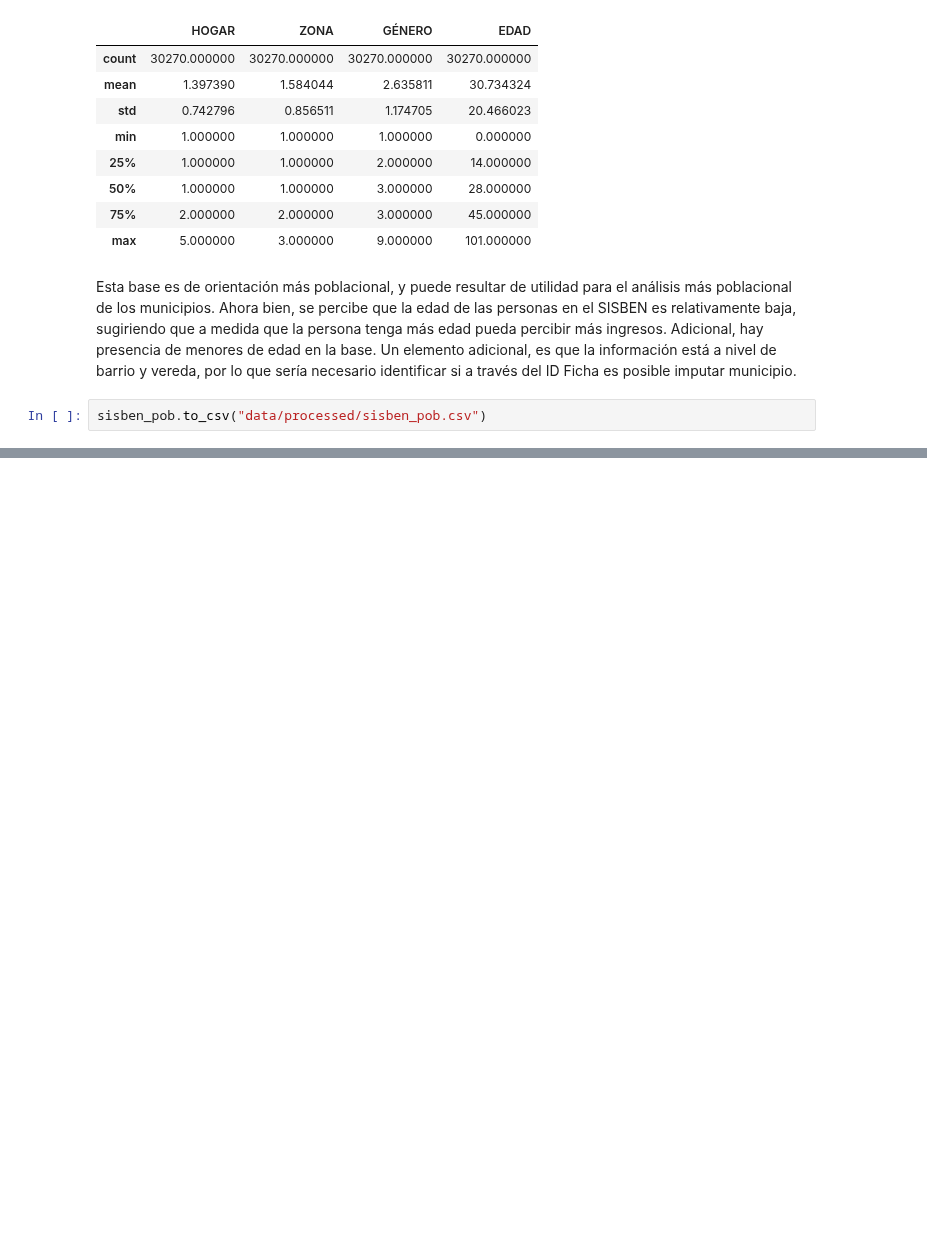
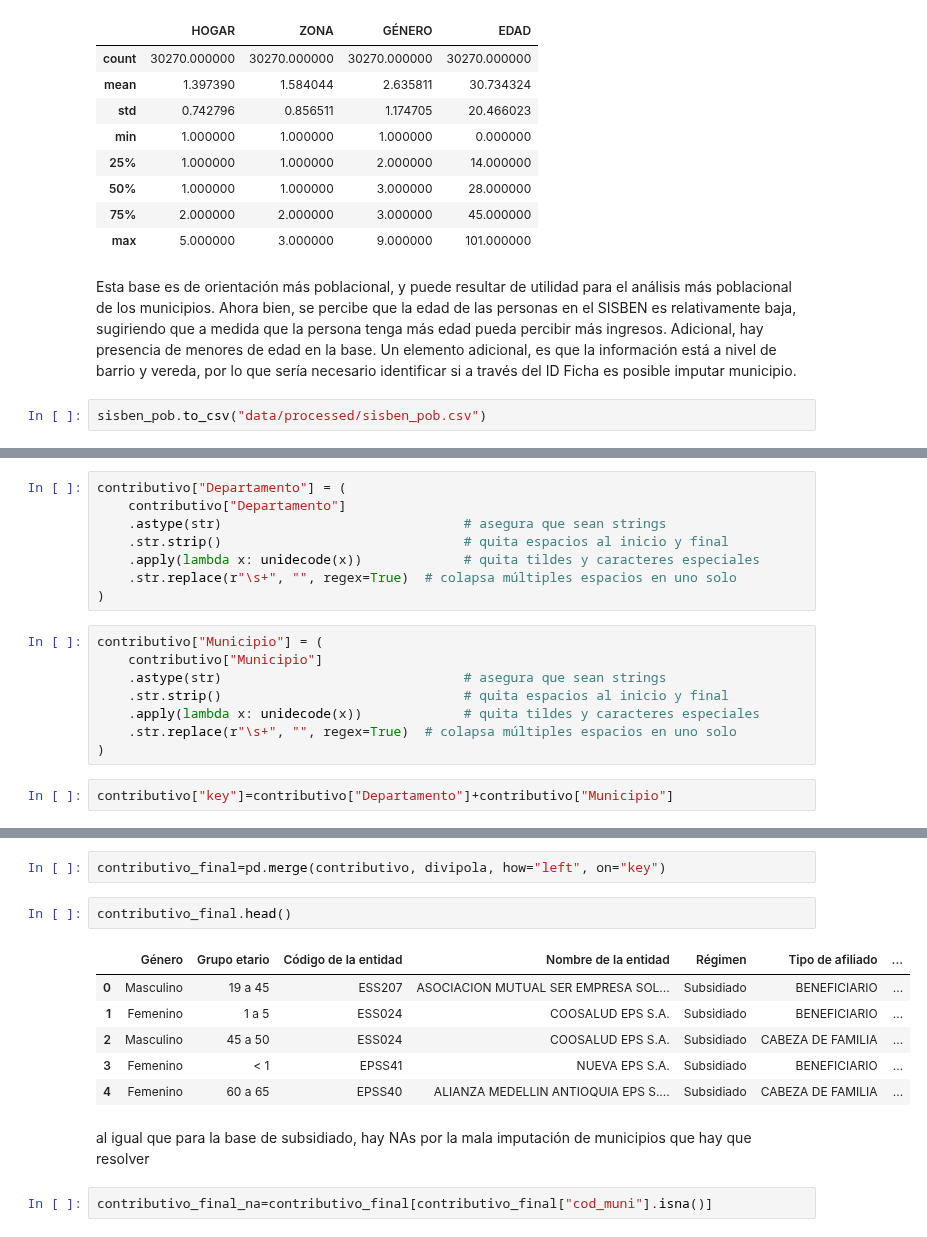
Before and after one commit to Geral2001/Proyecto_DSA, a Jupyter notebook: Punto_1.ipynb, the cells around one changed output, grey strips where cells are left out. Cells and saved outputs as stored; diff of their text form; blank space fills up the shorter version.

```diff
--- a/Punto_1.ipynb
+++ b/Punto_1.ipynb
@@ -507,0 +654,18 @@ sisben_pob.to_csv("data/processed/sisben_pob.csv")
+# %%
+contributivo["Departamento"] = (
+    contributivo["Departamento"]
+    .astype(str)                               # asegura que sean strings
+    .str.strip()                               # quita espacios al inicio y final
+    .apply(lambda x: unidecode(x))             # quita tildes y caracteres especiales
+    .str.replace(r"\s+", "", regex=True)  # colapsa múltiples espacios en uno solo
+)
+# %%
+contributivo["Municipio"] = (
+    contributivo["Municipio"]
+    .astype(str)                               # asegura que sean strings
+    .str.strip()                               # quita espacios al inicio y final
+    .apply(lambda x: unidecode(x))             # quita tildes y caracteres especiales
+    .str.replace(r"\s+", "", regex=True)  # colapsa múltiples espacios en uno solo
+)
+# %%
+contributivo["key"]=contributivo["Departamento"]+contributivo["Municipio"]
@@ -507,0 +674,15 @@ sisben_pob.to_csv("data/processed/sisben_pob.csv")
+# %%
+contributivo_final=pd.merge(contributivo, divipola, how="left", on="key")
+# %%
+contributivo_final.head()
+# %% [output]
+|  | Género | Grupo etario | Código de la entidad | Nombre de la entidad | Régimen | Tipo de afiliado | ... |
+| 0 | Masculino | 19 a 45 | ESS207 | ASOCIACION MUTUAL SER EMPRESA SOL... | Subsidiado | BENEFICIARIO | ... |
+| 1 | Femenino | 1 a 5 | ESS024 | COOSALUD EPS S.A. | Subsidiado | BENEFICIARIO | ... |
+| 2 | Masculino | 45 a 50 | ESS024 | COOSALUD EPS S.A. | Subsidiado | CABEZA DE FAMILIA | ... |
+| 3 | Femenino | < 1 | EPSS41 | NUEVA EPS S.A. | Subsidiado | BENEFICIARIO | ... |
+| 4 | Femenino | 60 a 65 | EPSS40 | ALIANZA MEDELLIN ANTIOQUIA EPS S.... | Subsidiado | CABEZA DE FAMILIA | ... |
+# %% [markdown]
+al igual que para la base de subsidiado, hay NAs por la mala imputación de municipios que hay que resolver
+# %%
+contributivo_final_na=contributivo_final[contributivo_final["cod_muni"].isna()]
```
Also changed, not shown: parts of 38 cells of this notebook, 1 other file.
